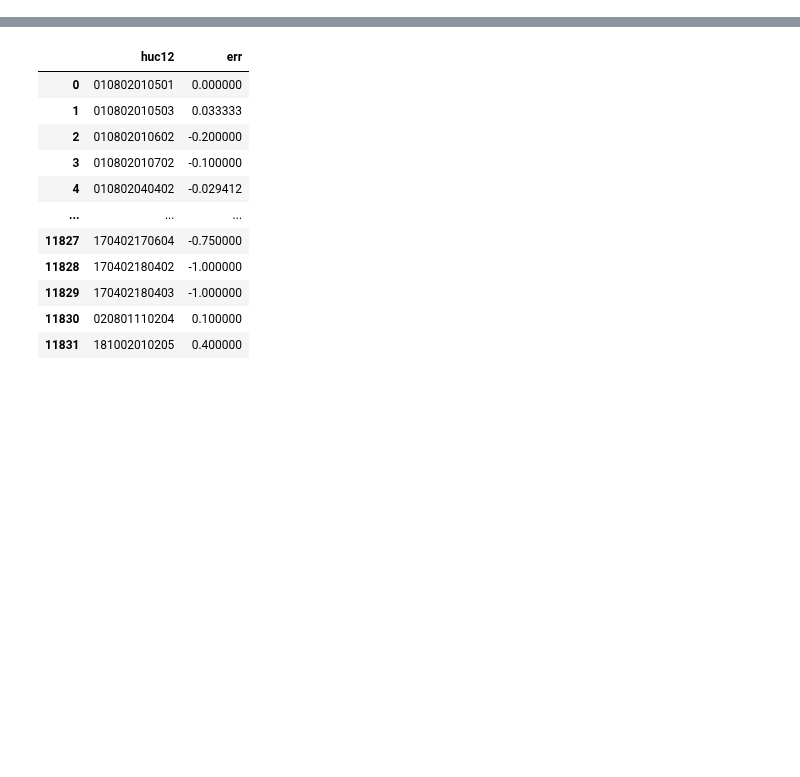
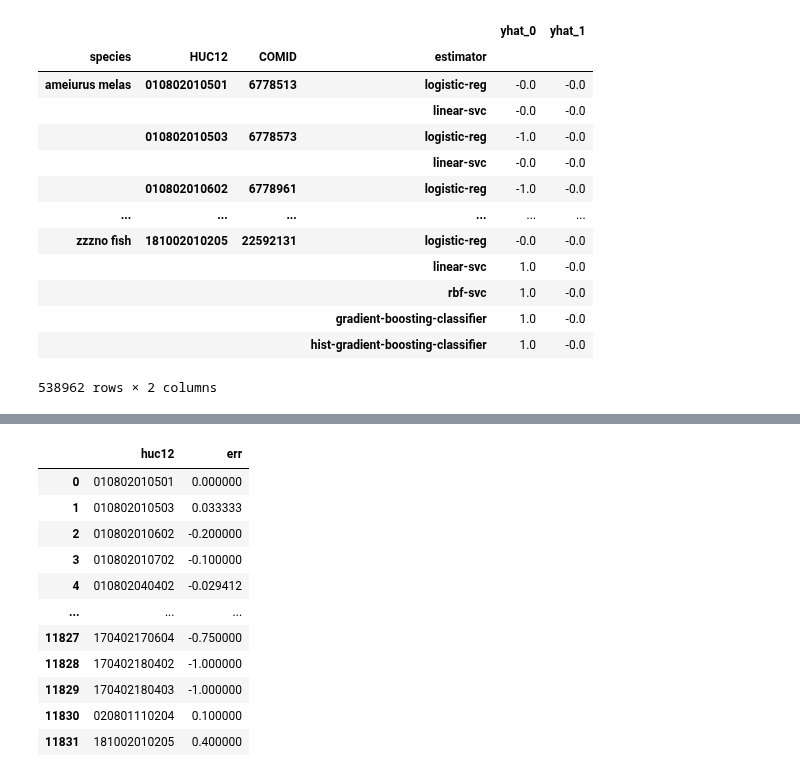
Before and after one commit to DouglasPatton/kernelkernel, a Jupyter notebook: pi_map-test.ipynb, the cells around one changed output, grey strips where cells are left out. Drawn from its saved outputs; the diff is of its cells as text; code cells hidden in the pictures; blank space fills up the shorter version.

```diff
--- a/pi_map-test.ipynb
+++ b/pi_map-test.ipynb
@@ -11,4 +11,23 @@ import pandas as pd
 # %%
 mpr=Mapper()
+# %%
+y,yhat,diff=mpr.build_prediction_and_error_dfs(rebuild=0)
+# %%
+diff
+# %% [output]
+|  |  |  |  | yhat_0 | yhat_1 |
+| species | HUC12 | COMID | estimator |  |  |
+| ameiurus melas | 010802010501 | 6778513 | logistic-reg | -0.0 | -0.0 |
+|  |  |  | linear-svc | -0.0 | -0.0 |
+|  | 010802010503 | 6778573 | logistic-reg | -1.0 | -0.0 |
+|  |  |  | linear-svc | -0.0 | -0.0 |
+|  | 010802010602 | 6778961 | logistic-reg | -1.0 | -0.0 |
+| ... | ... | ... | ... | ... | ... |
+| zzzno fish | 181002010205 | 22592131 | logistic-reg | -0.0 | -0.0 |
+|  |  |  | linear-svc | 1.0 | -0.0 |
+|  |  |  | rbf-svc | 1.0 | -0.0 |
+|  |  |  | gradient-boosting-classifier | 1.0 | -0.0 |
+|  |  |  | hist-gradient-boosting-classifier | 1.0 | -0.0 |
+538962 rows × 2 columns
 # %%
 agg_prediction_spec_df=mpr.pr.build_aggregate_predictions_by_species(rebuild=0)
```
Also changed, not shown: parts of 8 cells of this notebook, 6 other files.
